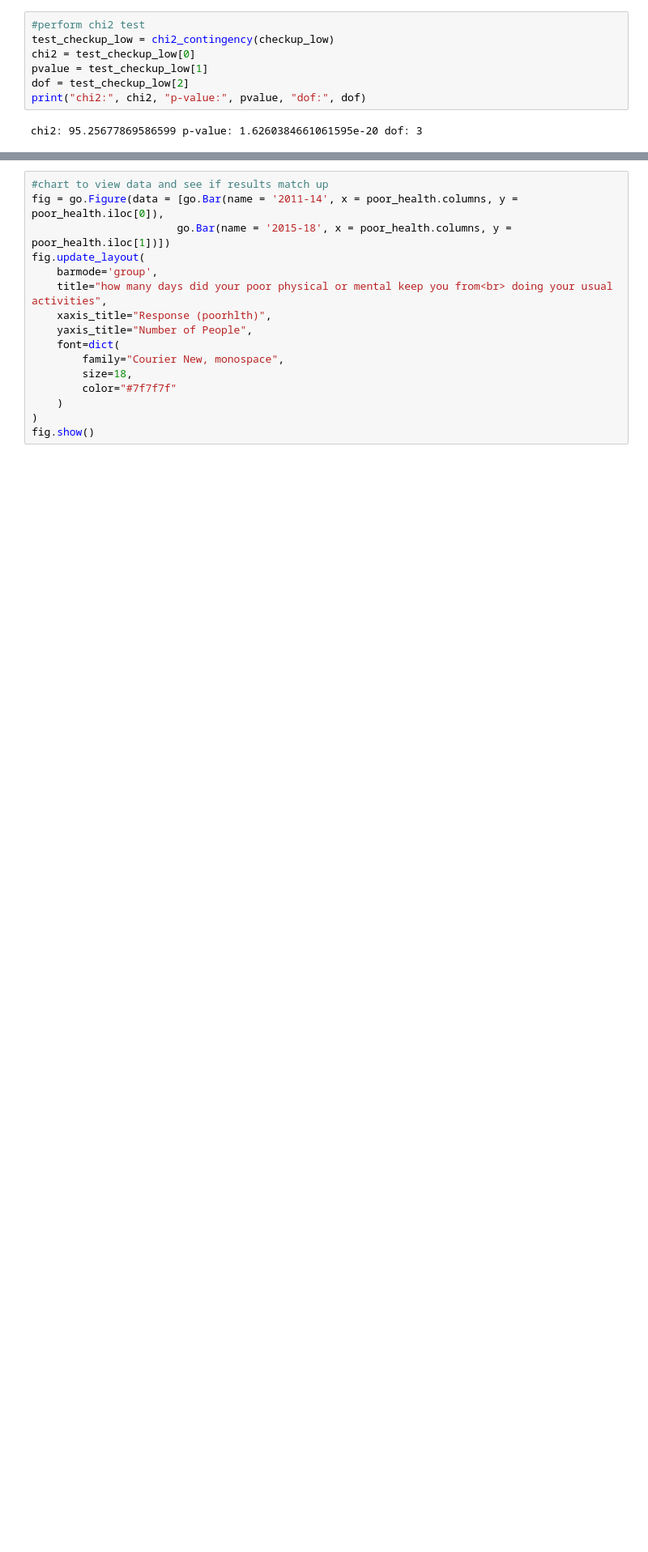
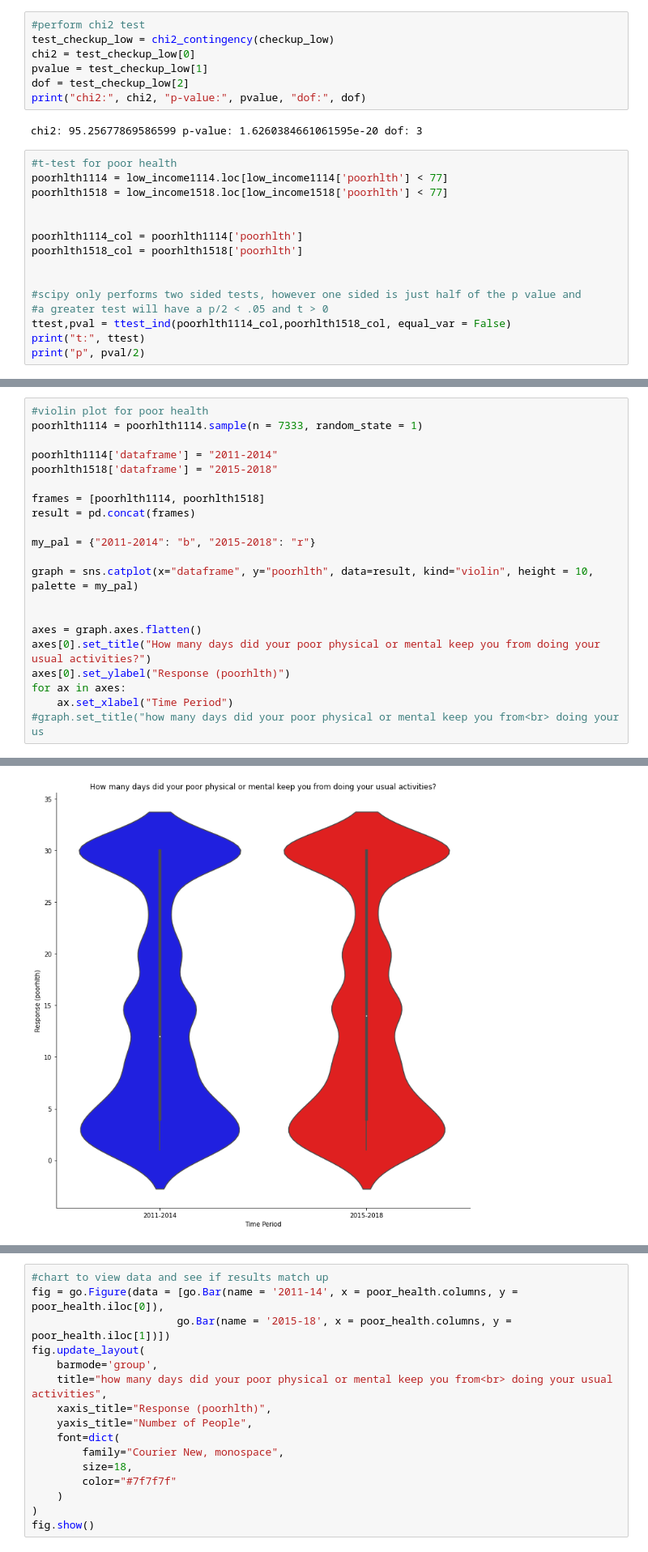
Before and after one commit to theklam/just_scraping_by, a Jupyter notebook: stats.ipynb, the cells around one changed output, grey strips where cells are left out. Shown at 81% size. Saved outputs shown, nothing was run; the diff lists cells and outputs as text; blank space fills up the shorter version.

Commit message:
New T-Tests and new plot for poorhlth

```diff
--- a/stats.ipynb
+++ b/stats.ipynb
@@ -801,3 +804,18 @@ dof = test_checkup_low[2]
 print("chi2:", chi2, "p-value:", pvalue, "dof:", dof)
 # %% [output]
 chi2: 95.25677869586599 p-value: 1.6260384661061595e-20 dof: 3
+# %%
+#t-test for poor health
+poorhlth1114 = low_income1114.loc[low_income1114['poorhlth'] < 77]
+poorhlth1518 = low_income1518.loc[low_income1518['poorhlth'] < 77]
+
+
+poorhlth1114_col = poorhlth1114['poorhlth']
+poorhlth1518_col = poorhlth1518['poorhlth']
+
+
+#scipy only performs two sided tests, however one sided is just half of the p value and
+#a greater test will have a p/2 < .05 and t > 0
+ttest,pval = ttest_ind(poorhlth1114_col,poorhlth1518_col, equal_var = False)
+print("t:", ttest)
+print("p", pval/2)
@@ -803,0 +825,22 @@ chi2: 95.25677869586599 p-value: 1.6260384661061595e-20 dof: 3
+# %%
+#violin plot for poor health
+poorhlth1114 = poorhlth1114.sample(n = 7333, random_state = 1)
+
+poorhlth1114['dataframe'] = "2011-2014"
+poorhlth1518['dataframe'] = "2015-2018"
+
+frames = [poorhlth1114, poorhlth1518]
+result = pd.concat(frames)
+
+my_pal = {"2011-2014": "b", "2015-2018": "r"}
+
+graph = sns.catplot(x="dataframe", y="poorhlth", data=result, kind="violin", height = 10, palette = my_pal)
+
+
+axes = graph.axes.flatten()
+axes[0].set_title("How many days did your poor physical or mental keep you from doing your usual activities?")
+axes[0].set_ylabel("Response (poorhlth)")
+for ax in axes:
+    ax.set_xlabel("Time Period")
+#graph.set_title("how many days did your poor physical or mental keep you from<br> doing your us
+# %% [output]
@@ -804 +851,2 @@ chi2: 95.25677869586599 p-value: 1.6260384661061595e-20 dof: 3
+[figure, added]
 # %%
```
Also changed, not shown: parts of 15 cells of this notebook.
